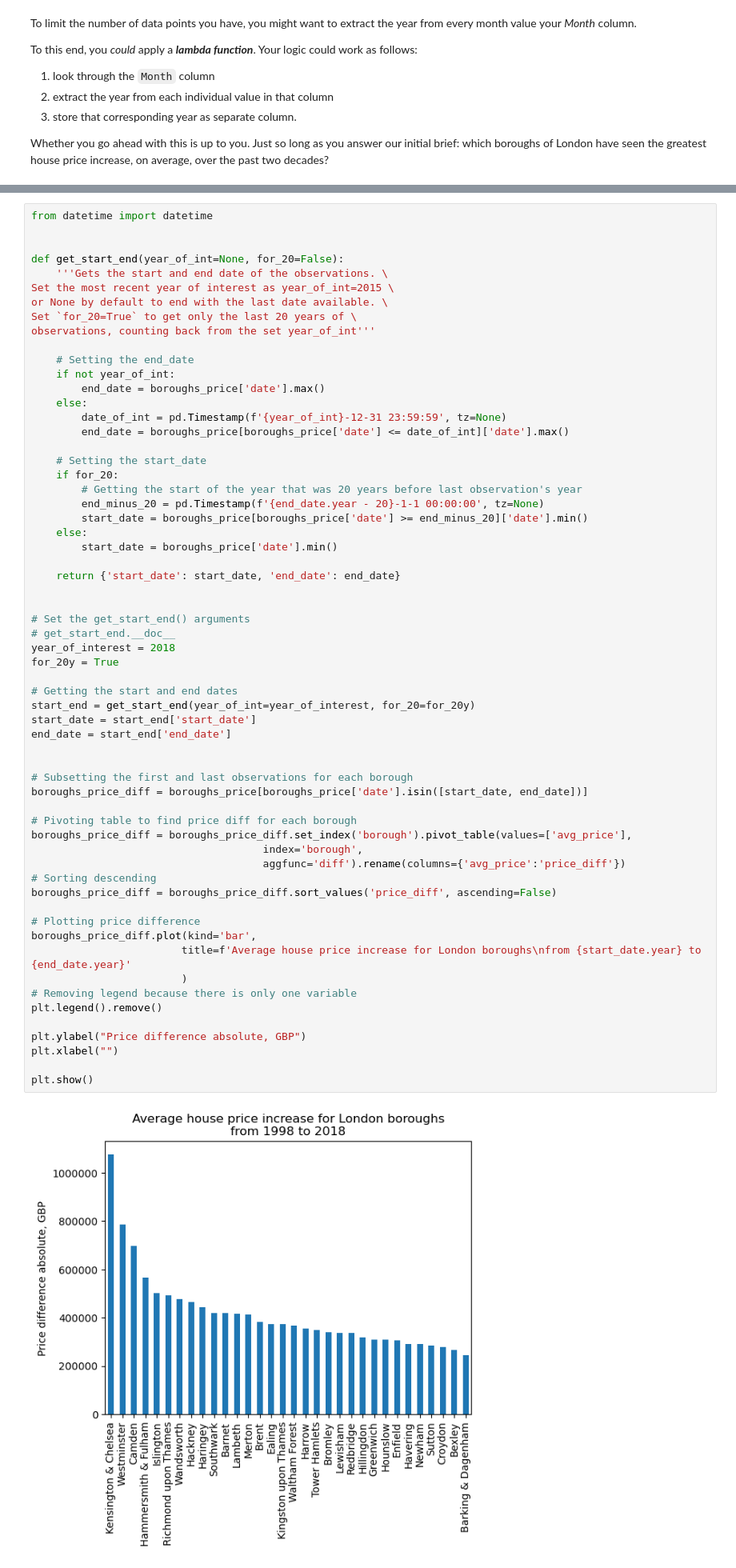
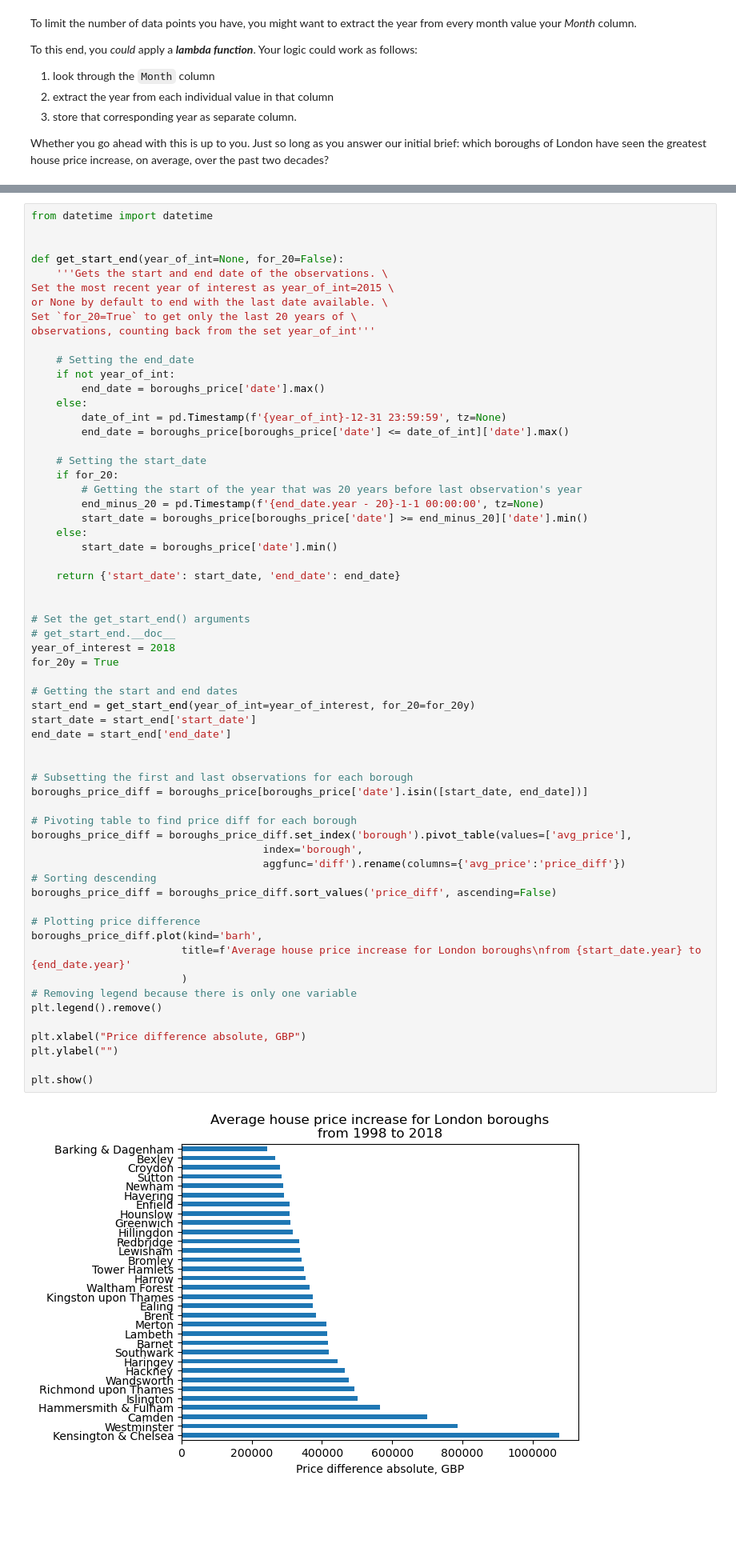
Before and after one commit to airenare/Springboard, a Jupyter notebook: Unit 4 Challenge - Tier 3/Unit 4 Challenge - Tier 3.ipynb, the cells around one changed output, grey strips where cells are left out. Shown: that part at 80% size. Saved outputs shown, nothing was run; the diff lists cells and outputs as text; blank space fills up the shorter version.

Commit message:
Update Unit 4 Challenge - Tier 3.ipynb
Changed kind 'bar' to 'barh' for the barplots.

```diff
--- a/Unit 4 Challenge - Tier 3/Unit 4 Challenge - Tier 3.ipynb
+++ b/Unit 4 Challenge - Tier 3/Unit 4 Challenge - Tier 3.ipynb
@@ -294,37 +294,37 @@ observations, counting back from the set year_of_int'''
 # Set the get_start_end() arguments
 # get_start_end.__doc__
 year_of_interest = 2018
 for_20y = True
 
 # Getting the start and end dates
 start_end = get_start_end(year_of_int=year_of_interest, for_20=for_20y)
 start_date = start_end['start_date']
 end_date = start_end['end_date']
 
 
 # Subsetting the first and last observations for each borough
 boroughs_price_diff = boroughs_price[boroughs_price['date'].isin([start_date, end_date])]
 
 # Pivoting table to find price diff for each borough
 boroughs_price_diff = boroughs_price_diff.set_index('borough').pivot_table(values=['avg_price'],
                                      index='borough',
                                      aggfunc='diff').rename(columns={'avg_price':'price_diff'})
 # Sorting descending
 boroughs_price_diff = boroughs_price_diff.sort_values('price_diff', ascending=False)
 
 # Plotting price difference
-boroughs_price_diff.plot(kind='bar',
+boroughs_price_diff.plot(kind='barh',
                         title=f'Average house price increase for London boroughs\nfrom {start_date.year} to {end_date.year}'
                         )
 # Removing legend because there is only one variable
 plt.legend().remove()
 
-plt.ylabel("Price difference absolute, GBP")
-plt.xlabel("")
+plt.xlabel("Price difference absolute, GBP")
+plt.ylabel("")
 
 plt.show()
 # %% [output]
-[figure, old version]
+[figure, new version]
 # %% [markdown]
 **3. Modeling**
 
```
Also changed, not shown: parts of 1 cell of this notebook.
